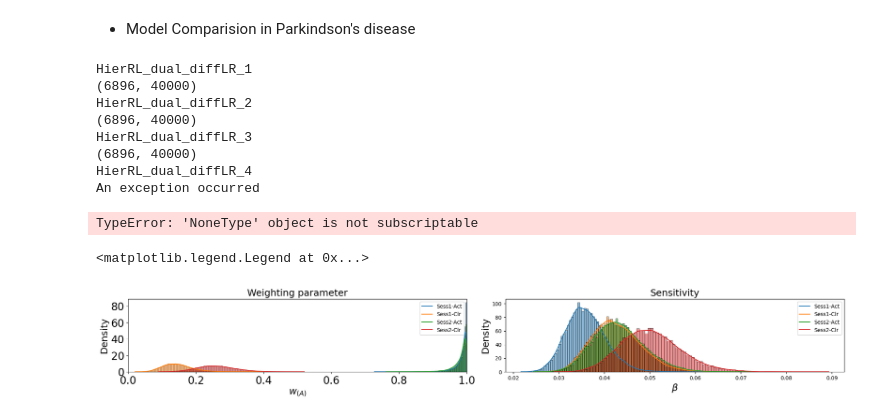
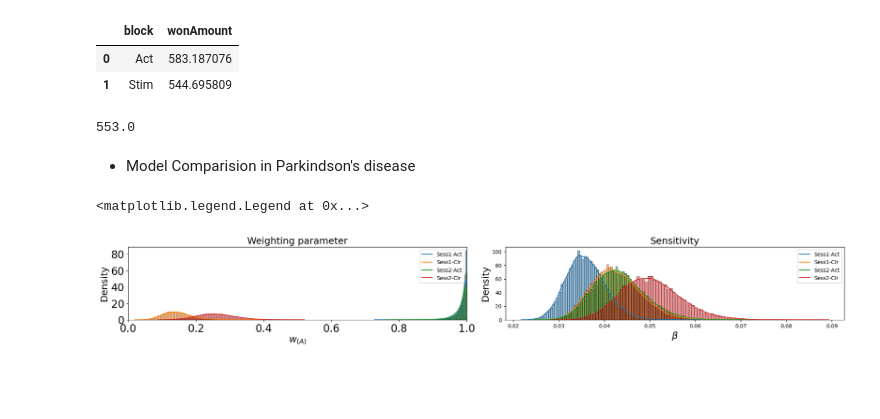
Before and after one commit to AGhaderi/ActStimRL, a Jupyter notebook: Model/Model_check_observation/HierRL_model_checking1.ipynb, the cells around one changed output. Saved outputs shown, nothing was run; the diff lists cells and outputs as text; code cells hidden in the pictures; blank space fills up the shorter version.

```diff
--- a/Model/Model_check_observation/HierRL_model_checking1.ipynb
+++ b/Model/Model_check_observation/HierRL_model_checking1.ipynb
@@ -81,0 +118,10 @@ weight
+# %%
+behAll_std_wonAmount
+# %% [output]
+|  | block | wonAmount |
+| 0 | Act | 583.187076 |
+| 1 | Stim | 544.695809 |
+# %%
+1106/2
+# %% [output]
+553.0
@@ -82,37 +182,2 @@ weight
 # %% [markdown]
 - Model Comparision in Parkindson's disease
-# %%
-# Medication effect over Parkinsdon's disease
-partcipant_group = 'PD'
-# number of models
-list_model = ['HierRL_dual_diffLR_1', 'HierRL_dual_diffLR_2', 'HierRL_dual_diffLR_3', 'HierRL_dual_diffLR_4',
-              'HierRL_dual_diffLR_5', 'HierRL_dual_diffLR_6', 'HierRL_dual_diffLR_7']
-# declare waice variable
-waic_PD = np.zeros(len(list_model))
-lppd_PD = np.zeros(len(list_model))
-# loop over list of participants
-for i, model in enumerate(list_model):
-    print(model)
-    # main directory of saving
-    mainScarch = '/mnt/scratch/projects/7TPD/amin/'
-    # pickle fine in the scratch folder
-    pickelDir = f'{mainScarch}/realdata/{partcipant_group}/{model}.pkl'
-    """Loading the pickle file of model fit from the subject directory"""
-    loadPkl = utils.load_pickle(load_path=pickelDir)
-    fit = loadPkl['fit']
-    # get the linkelihood and comarision assessment
-    log_lik = fit['log_lik']
-    print(log_lik.shape)
-    model_Comparision_criteria = utils.waic(log_likelihood=log_lik)
-    waic_PD[i] = model_Comparision_criteria['waic']
-    lppd_PD[i] = model_Comparision_criteria['lppd']
-# %% [output]
-HierRL_dual_diffLR_1
-(6896, 40000)
-HierRL_dual_diffLR_2
-(6896, 40000)
-HierRL_dual_diffLR_3
-(6896, 40000)
-HierRL_dual_diffLR_4
-An exception occurred
-TypeError: 'NoneType' object is not subscriptable
```
Also changed, not shown: parts of 21 cells of this notebook, 7 other files.
